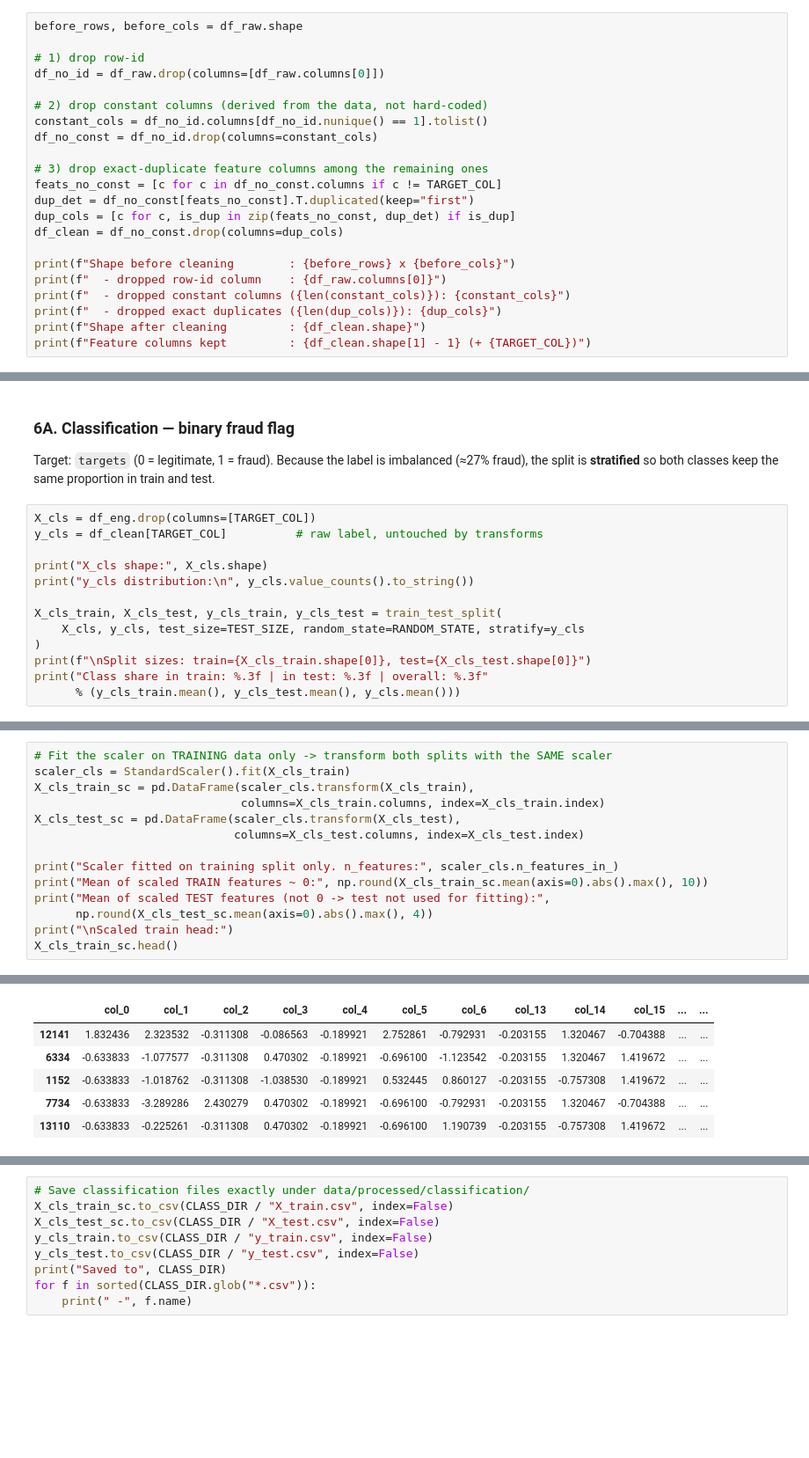
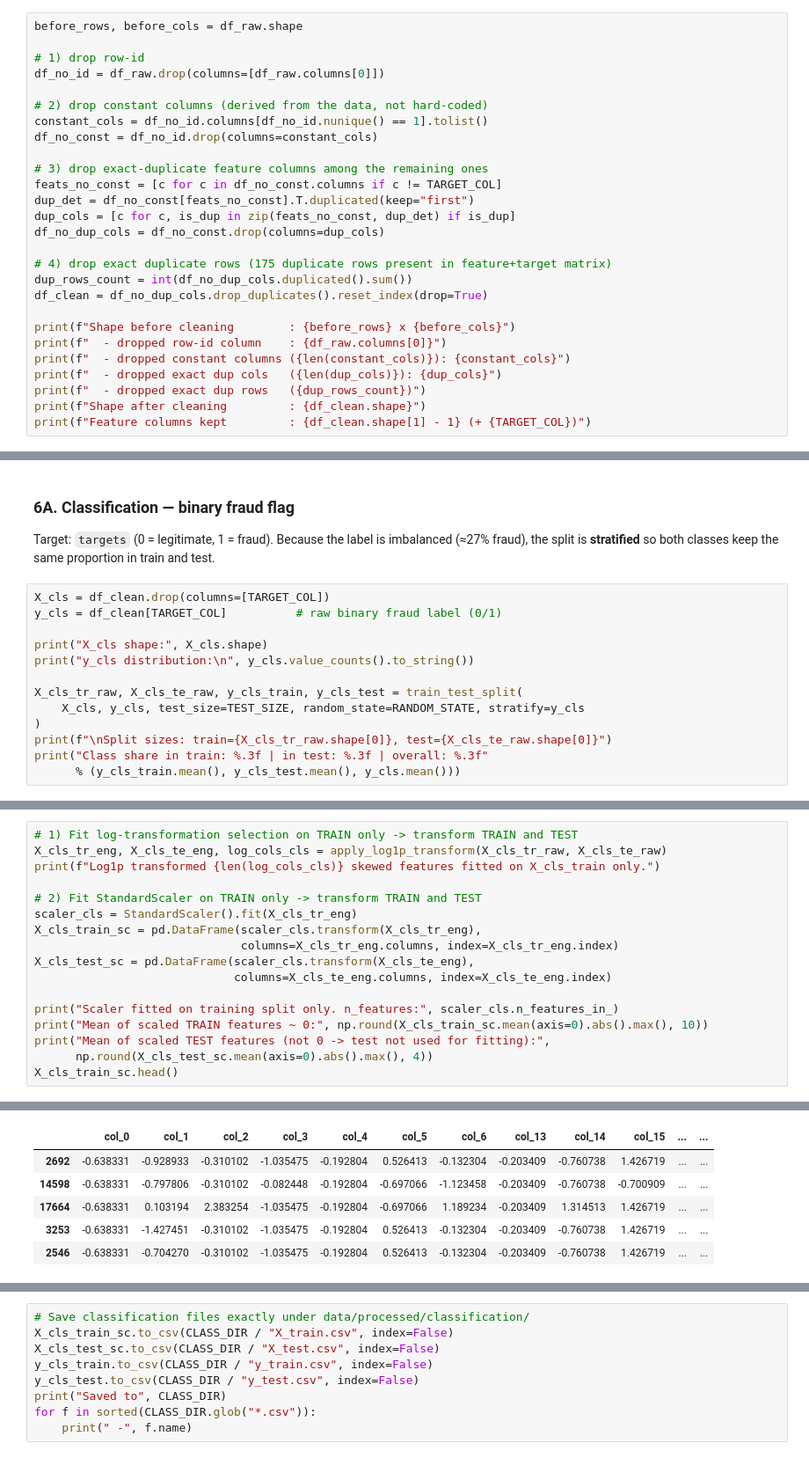
Before and after one commit to Phyboc/Fraud-Detection-Dataset-ML-CaseStudy, a Jupyter notebook: src/eda_preprocessing/eda_preprocessing.ipynb, the cells around one changed output, grey strips where cells are left out. Shown at 88% size. Saved outputs shown, nothing was run; the diff lists cells and outputs as text; blank space fills up the shorter version.

```diff
--- a/src/eda_preprocessing/eda_preprocessing.ipynb
+++ b/src/eda_preprocessing/eda_preprocessing.ipynb
@@ -553,12 +554,17 @@ df_no_const = df_no_id.drop(columns=constant_cols)
 feats_no_const = [c for c in df_no_const.columns if c != TARGET_COL]
 dup_det = df_no_const[feats_no_const].T.duplicated(keep="first")
 dup_cols = [c for c, is_dup in zip(feats_no_const, dup_det) if is_dup]
-df_clean = df_no_const.drop(columns=dup_cols)
+df_no_dup_cols = df_no_const.drop(columns=dup_cols)
+
+# 4) drop exact duplicate rows (175 duplicate rows present in feature+target matrix)
+dup_rows_count = int(df_no_dup_cols.duplicated().sum())
+df_clean = df_no_dup_cols.drop_duplicates().reset_index(drop=True)
 
 print(f"Shape before cleaning        : {before_rows} x {before_cols}")
 print(f"  - dropped row-id column    : {df_raw.columns[0]}")
 print(f"  - dropped constant columns ({len(constant_cols)}): {constant_cols}")
-print(f"  - dropped exact duplicates ({len(dup_cols)}): {dup_cols}")
+print(f"  - dropped exact dup cols   ({len(dup_cols)}): {dup_cols}")
+print(f"  - dropped exact dup rows   ({dup_rows_count})")
 print(f"Shape after cleaning         : {df_clean.shape}")
 print(f"Feature columns kept         : {df_clean.shape[1] - 1} (+ {TARGET_COL})")
 # %% [output]
@@ -762,16 +716,16 @@ parameter-free. Test rows contribute to no fitted statistic.
 Target: `targets` (0 = legitimate, 1 = fraud). Because the label is imbalanced (≈27% fraud), the split is
 **stratified** so both classes keep the same proportion in train and test.
 # %%
-X_cls = df_eng.drop(columns=[TARGET_COL])
-y_cls = df_clean[TARGET_COL]          # raw label, untouched by transforms
+X_cls = df_clean.drop(columns=[TARGET_COL])
+y_cls = df_clean[TARGET_COL]          # raw binary fraud label (0/1)
 
 print("X_cls shape:", X_cls.shape)
 print("y_cls distribution:\n", y_cls.value_counts().to_string())
 
-X_cls_train, X_cls_test, y_cls_train, y_cls_test = train_test_split(
+X_cls_tr_raw, X_cls_te_raw, y_cls_train, y_cls_test = train_test_split(
     X_cls, y_cls, test_size=TEST_SIZE, random_state=RANDOM_STATE, stratify=y_cls
 )
-print(f"\nSplit sizes: train={X_cls_train.shape[0]}, test={X_cls_test.shape[0]}")
+print(f"\nSplit sizes: train={X_cls_tr_raw.shape[0]}, test={X_cls_te_raw.shape[0]}")
 print("Class share in train: %.3f | in test: %.3f | overall: %.3f"
       % (y_cls_train.mean(), y_cls_test.mean(), y_cls.mean()))
 # %% [output]
@@ -786,15 +740,18 @@ Class share in train: 0.266 | in test: 0.266 | overall: 0.266
 # %%
-# Fit the scaler on TRAINING data only -> transform both splits with the SAME scaler
-scaler_cls = StandardScaler().fit(X_cls_train)
-X_cls_train_sc = pd.DataFrame(scaler_cls.transform(X_cls_train),
-                              columns=X_cls_train.columns, index=X_cls_train.index)
-X_cls_test_sc = pd.DataFrame(scaler_cls.transform(X_cls_test),
-                             columns=X_cls_test.columns, index=X_cls_test.index)
+# 1) Fit log-transformation selection on TRAIN only -> transform TRAIN and TEST
+X_cls_tr_eng, X_cls_te_eng, log_cols_cls = apply_log1p_transform(X_cls_tr_raw, X_cls_te_raw)
+print(f"Log1p transformed {len(log_cols_cls)} skewed features fitted on X_cls_train only.")
+
+# 2) Fit StandardScaler on TRAIN only -> transform TRAIN and TEST
+scaler_cls = StandardScaler().fit(X_cls_tr_eng)
+X_cls_train_sc = pd.DataFrame(scaler_cls.transform(X_cls_tr_eng),
+                              columns=X_cls_tr_eng.columns, index=X_cls_tr_eng.index)
+X_cls_test_sc = pd.DataFrame(scaler_cls.transform(X_cls_te_eng),
+                             columns=X_cls_te_eng.columns, index=X_cls_te_eng.index)
 
 print("Scaler fitted on training split only. n_features:", scaler_cls.n_features_in_)
 print("Mean of scaled TRAIN features ~ 0:", np.round(X_cls_train_sc.mean(axis=0).abs().max(), 10))
 print("Mean of scaled TEST features (not 0 -> test not used for fitting):",
       np.round(X_cls_test_sc.mean(axis=0).abs().max(), 4))
-print("\nScaled train head:")
 X_cls_train_sc.head()
 # %% [output]
@@ -806,9 +762,9 @@ Scaled train head:
 |  | col_0 | col_1 | col_2 | col_3 | col_4 | col_5 | col_6 | col_13 | col_14 | col_15 | ... | ... |
-| 12141 | 1.832436 | 2.323532 | -0.311308 | -0.086563 | -0.189921 | 2.752861 | -0.792931 | -0.203155 | 1.320467 | -0.704388 | ... | ... |
-| 6334 | -0.633833 | -1.077577 | -0.311308 | 0.470302 | -0.189921 | -0.696100 | -1.123542 | -0.203155 | 1.320467 | 1.419672 | ... | ... |
-| 1152 | -0.633833 | -1.018762 | -0.311308 | -1.038530 | -0.189921 | 0.532445 | 0.860127 | -0.203155 | -0.757308 | 1.419672 | ... | ... |
-| 7734 | -0.633833 | -3.289286 | 2.430279 | 0.470302 | -0.189921 | -0.696100 | -0.792931 | -0.203155 | 1.320467 | -0.704388 | ... | ... |
-| 13110 | -0.633833 | -0.225261 | -0.311308 | 0.470302 | -0.189921 | -0.696100 | 1.190739 | -0.203155 | -0.757308 | 1.419672 | ... | ... |
+| 2692 | -0.638331 | -0.928933 | -0.310102 | -1.035475 | -0.192804 | 0.526413 | -0.132304 | -0.203409 | -0.760738 | 1.426719 | ... | ... |
+| 14598 | -0.638331 | -0.797806 | -0.310102 | -0.082448 | -0.192804 | -0.697066 | -1.123458 | -0.203409 | -0.760738 | -0.700909 | ... | ... |
+| 17664 | -0.638331 | 0.103194 | 2.383254 | -1.035475 | -0.192804 | -0.697066 | 1.189234 | -0.203409 | 1.314513 | 1.426719 | ... | ... |
+| 3253 | -0.638331 | -1.427451 | -0.310102 | -1.035475 | -0.192804 | 0.526413 | -0.132304 | -0.203409 | -0.760738 | 1.426719 | ... | ... |
+| 2546 | -0.638331 | -0.704270 | -0.310102 | -1.035475 | -0.192804 | 0.526413 | -0.132304 | -0.203409 | -0.760738 | 1.426719 | ... | ... |
 5 rows × 96 columns
 # %%
 # Save classification files exactly under data/processed/classification/
```
Also changed, not shown: parts of 20 cells of this notebook, 17 other files.
